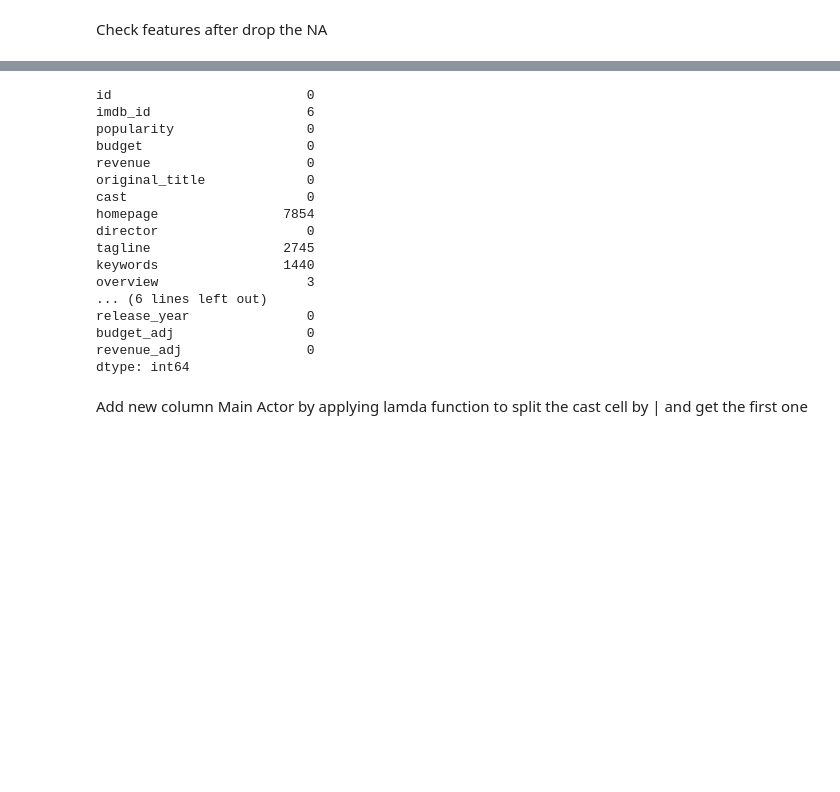
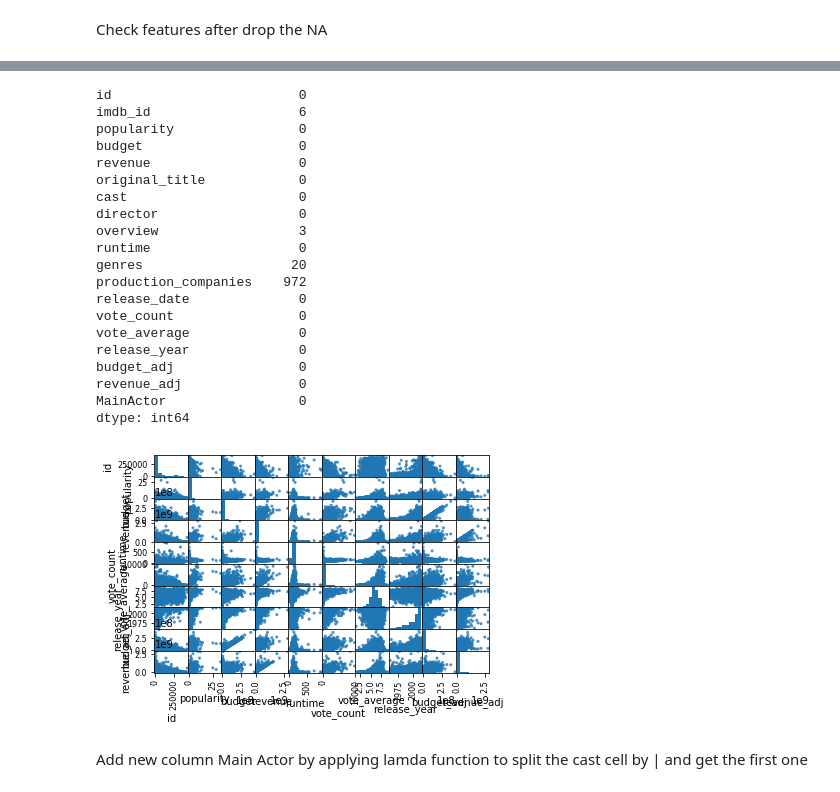
Before and after one commit to MRabi3/TPD_Movies, a Jupyter notebook: Investigate_a_Dataset.ipynb, the cells around one changed output, grey strips where cells are left out. Drawn from its saved outputs; the diff is of its cells as text; code cells hidden in the pictures; blank space fills up the shorter version.

```diff
--- a/Investigate_a_Dataset.ipynb
+++ b/Investigate_a_Dataset.ipynb
@@ -171,6 +159,8 @@ The columns home page, tagline and keywords NA values will be ignored because it
 the dataframe to calculate the average revenue and top rated movies
 '''
 df.dropna(subset=['cast','director'], how='any',inplace=True)
+# %%
+df.drop(['homepage','tagline','keywords'],axis=1, inplace=True)
 # %% [markdown]
 Check features after drop the NA
 # %%
@@ -197,23 +208,30 @@ memory usage: 1.8+ MB
 # %%
 df.isnull().sum()
 # %% [output]
-id                         0
-imdb_id                    6
-popularity                 0
-budget                     0
-revenue                    0
-original_title             0
-cast                       0
-homepage                7854
-director                   0
-tagline                 2745
-keywords                1440
-overview                   3
-... (6 lines left out)
-release_year               0
-budget_adj                 0
-revenue_adj                0
+id                        0
+imdb_id                   6
+popularity                0
+budget                    0
+revenue                   0
+original_title            0
+cast                      0
+director                  0
+overview                  3
+runtime                   0
+genres                   20
+production_companies    972
+release_date              0
+vote_count                0
+vote_average              0
+release_year              0
+budget_adj                0
+revenue_adj               0
+MainActor                 0
 dtype: int64
+# %%
+pd.plotting.scatter_matrix(df, alpha=0.8);
+# %% [output]
+[figure, added]
 # %% [markdown]
 Add new column Main Actor by applying lamda function to split the cast cell by | and get the first one
 # %%
```
Also changed, not shown: parts of 18 cells of this notebook, 18 other files.
